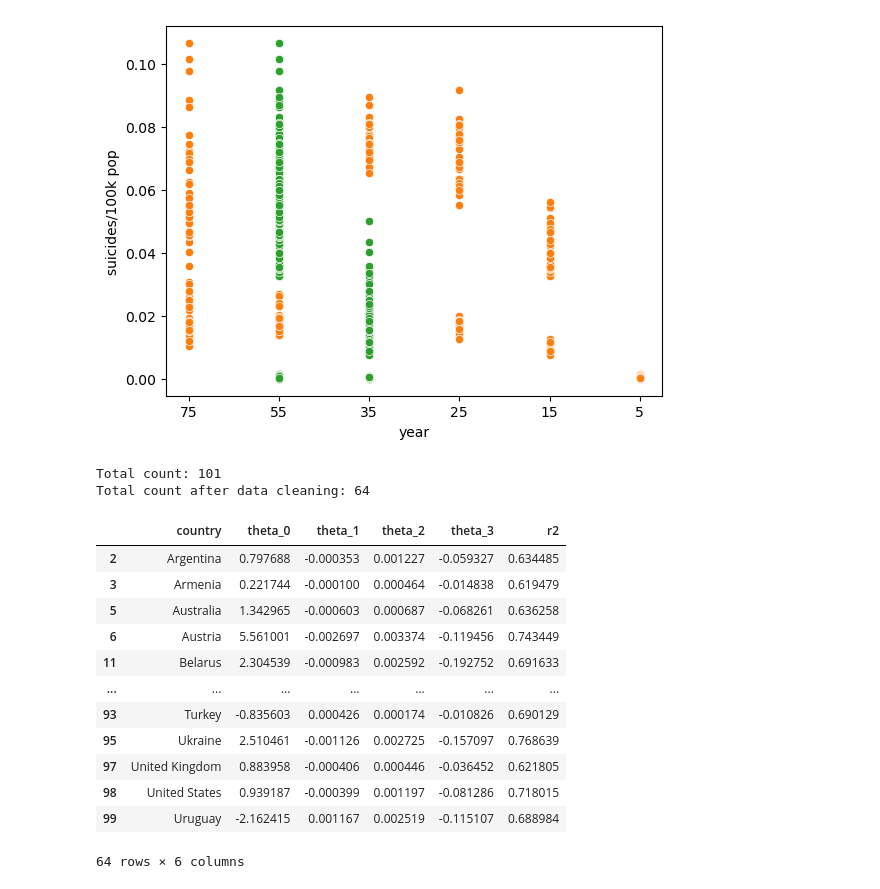
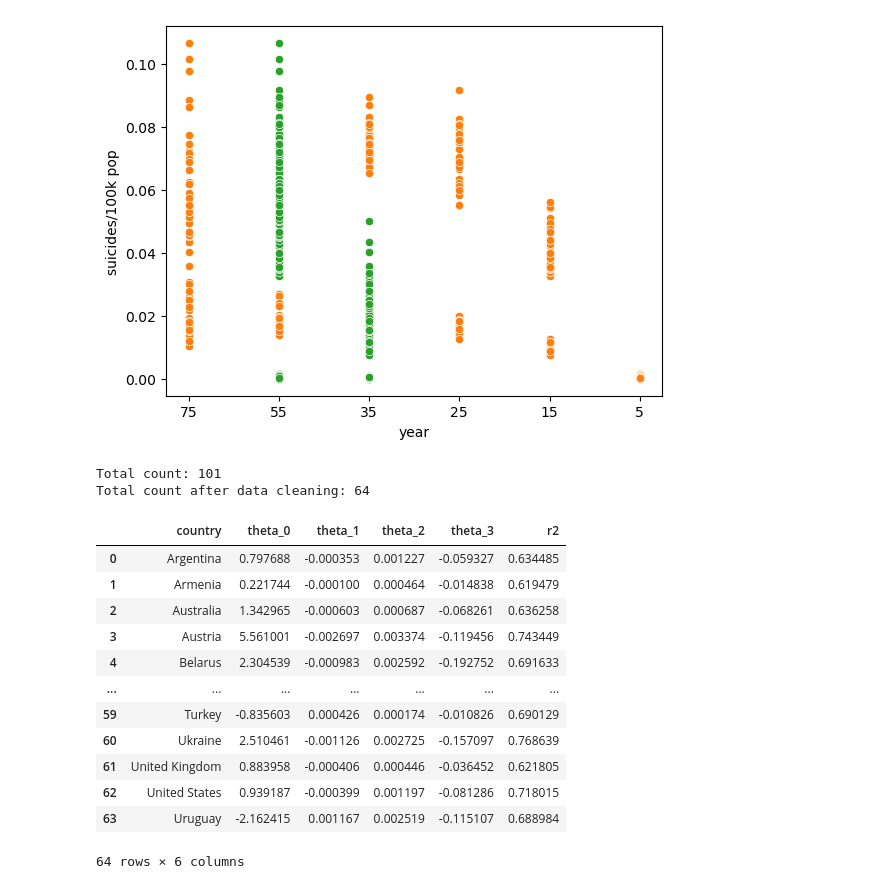
Before and after one commit to CSharpTeoMan911/Suicide-Rate-Prediction-ML-Model, a Jupyter notebook: Mental_Health_Prediction.ipynb, the cells around one changed output. Drawn from its saved outputs; the diff is of its cells as text; code cells hidden in the pictures.

```diff
--- a/Mental_Health_Prediction.ipynb
+++ b/Mental_Health_Prediction.ipynb
@@ -250,6 +250,10 @@ print("Total count: " + str(len(result)))
 result.drop((result[(result["r2"] < 0.5)]).index, inplace=True)
 result.drop((result[(result["theta_0"] == 0) & (result["theta_1"] == 0) & (result["theta_2"] == 0) & (result["theta_3"] == 0)]).index, inplace=True)
 result.dropna(inplace=True)
+
+result.sort_values(by="country", inplace=True)
+result.reset_index(inplace=True)
+result.drop(columns=["index"], inplace= True)
 
 # PRINT THE TOTAL NUMBER OF RESULTS AFTER THE DATA CLEANING
 print("Total count after data cleaning: " + str(len(result)))
@@ -260,42 +264,42 @@ sex_class_data_csv = sex_class_data.to_csv(index=False)
 age_class_data = pd.DataFrame(age_classification, index=[0])
 age_class_data_csv = age_class_data.to_csv(index=False)
 
 theta_dict = {"X1":["year"] , "X2":["num_age"] , "X3":["num_sex"]}
 theta_class_data = pd.DataFrame(theta_dict, index=[0])
 theta_class_data_csv = theta_class_data.to_csv(index=False)
 
 result_csv = result.to_csv(columns=result.columns[0::], index=False)
 
 with open(file="machine_learning_model.csv", mode="w") as csv_writter:
     csv_writter.write(result_csv)
     csv_writter.close()
 
 with open(file="sex_class_data.csv", mode="w") as csv_writter:
     csv_writter.write(sex_class_data_csv)
     csv_writter.close()
 
 with open(file="age_class_data.csv", mode="w") as csv_writter:
     csv_writter.write(age_class_data_csv)
     csv_writter.close()
 
 with open(file="theta_class_data.csv", mode="w") as csv_writter:
     csv_writter.write(theta_class_data_csv)
     csv_writter.close()
 
 result
 # %% [output]
 Total count: 101
 Total count after data cleaning: 64
 |  | country | theta_0 | theta_1 | theta_2 | theta_3 | r2 |
-| 2 | Argentina | 0.797688 | -0.000353 | 0.001227 | -0.059327 | 0.634485 |
-| 3 | Armenia | 0.221744 | -0.000100 | 0.000464 | -0.014838 | 0.619479 |
-| 5 | Australia | 1.342965 | -0.000603 | 0.000687 | -0.068261 | 0.636258 |
-| 6 | Austria | 5.561001 | -0.002697 | 0.003374 | -0.119456 | 0.743449 |
-| 11 | Belarus | 2.304539 | -0.000983 | 0.002592 | -0.192752 | 0.691633 |
+| 0 | Argentina | 0.797688 | -0.000353 | 0.001227 | -0.059327 | 0.634485 |
+| 1 | Armenia | 0.221744 | -0.000100 | 0.000464 | -0.014838 | 0.619479 |
+| 2 | Australia | 1.342965 | -0.000603 | 0.000687 | -0.068261 | 0.636258 |
+| 3 | Austria | 5.561001 | -0.002697 | 0.003374 | -0.119456 | 0.743449 |
+| 4 | Belarus | 2.304539 | -0.000983 | 0.002592 | -0.192752 | 0.691633 |
 | ... | ... | ... | ... | ... | ... | ... |
-| 93 | Turkey | -0.835603 | 0.000426 | 0.000174 | -0.010826 | 0.690129 |
-| 95 | Ukraine | 2.510461 | -0.001126 | 0.002725 | -0.157097 | 0.768639 |
-| 97 | United Kingdom | 0.883958 | -0.000406 | 0.000446 | -0.036452 | 0.621805 |
-| 98 | United States | 0.939187 | -0.000399 | 0.001197 | -0.081286 | 0.718015 |
-| 99 | Uruguay | -2.162415 | 0.001167 | 0.002519 | -0.115107 | 0.688984 |
+| 59 | Turkey | -0.835603 | 0.000426 | 0.000174 | -0.010826 | 0.690129 |
+| 60 | Ukraine | 2.510461 | -0.001126 | 0.002725 | -0.157097 | 0.768639 |
+| 61 | United Kingdom | 0.883958 | -0.000406 | 0.000446 | -0.036452 | 0.621805 |
+| 62 | United States | 0.939187 | -0.000399 | 0.001197 | -0.081286 | 0.718015 |
+| 63 | Uruguay | -2.162415 | 0.001167 | 0.002519 | -0.115107 | 0.688984 |
 64 rows × 6 columns
```
